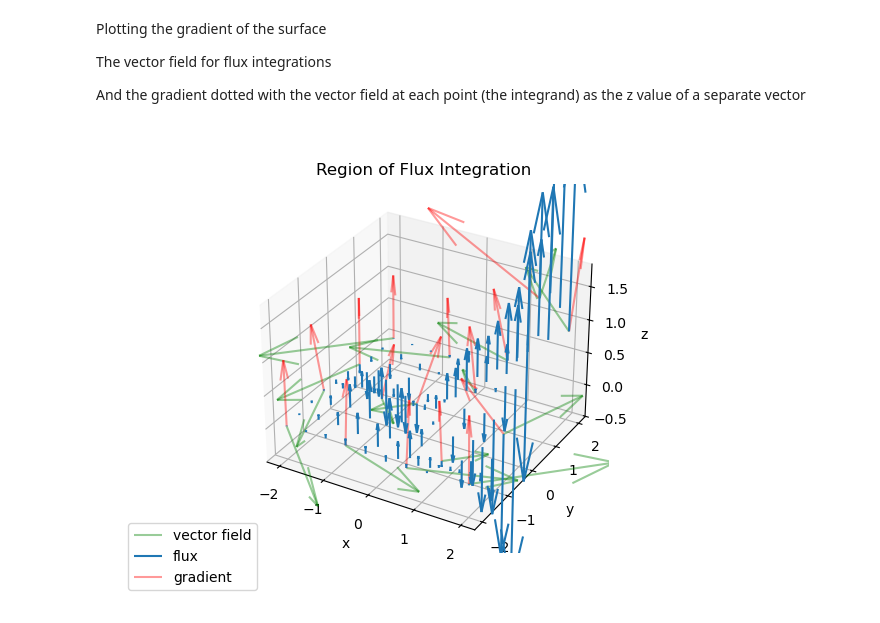
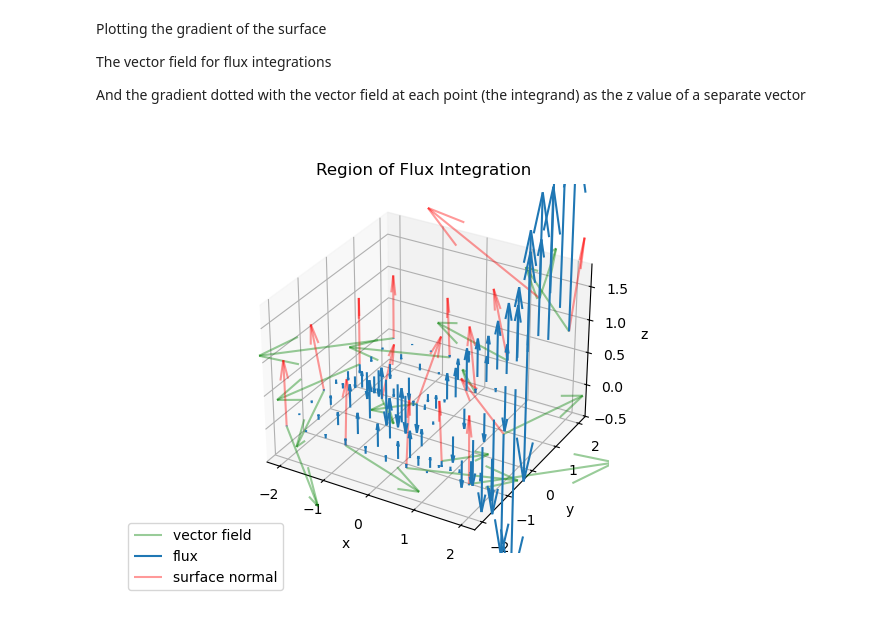
Before and after one commit to e-middleton/calcIII, a Jupyter notebook: surface.ipynb, the cells around one changed output. Drawn from its saved outputs; the diff is of its cells as text; code cells hidden in the pictures.

Commit message:
rename for accuracy gradient -> surface normal

```diff
--- a/surface.ipynb
+++ b/surface.ipynb
@@ -450,7 +450,7 @@ vecX = sp.lambdify((x,y), vecField[0],"numpy")
 vecY = sp.lambdify((x,y), vecField[1],"numpy")
 vecZ = sp.lambdify((x,y), vecField[2],"numpy")
 
-# gradient field
+# partial derivatives
 fx = diff(f, x)
 fy = diff(f, y)
 # normal vector: n = rx ×ry = ⟨−fx,−fy , 1⟩
@@ -483,33 +483,33 @@ if 1:
         vecX(xvals[::3,::3],yvals[::3,::3]), vecY(xvals[::3,::3],yvals[::3,::3]), vecZ(xvals[::3,::3],yvals[::3,::3]),
         #xvals/(xvals**2 + yvals**2+zvals**2)**(1/2), yvals/(xvals**2 + yvals**2+zvals**2)**(1/2), zvals/(xvals**2 + yvals**2+zvals**2)**(1/2), # vector component values
         color='g',
         label="vector field",
         alpha=0.4,
     );
 
 #integrand
 ax.quiver(
     xvals, yvals, zvals, # location for vectors
     0, 0, (compx*vecX(xvals,yvals) + compy*vecY(xvals,yvals) + compz*(vecZ(xvals,yvals))),
     #xvals/(xvals**2 + yvals**2+zvals**2)**(1/2), yvals/(xvals**2 + yvals**2+zvals**2)**(1/2), zvals/(xvals**2 + yvals**2+zvals**2)**(1/2), # vector component values
     cmap="viridis",
     label="flux",
 );
 
-# gradient
+# surface normals
 # ::3,::3 means take every third element from rows and columns so only plot a third of values (too dense is difficult to see)
 # if you change those to 1, it'll show every element,
 # but it needs to be changed in all parts of the plotting, otherwise the arrays are of different shapes
 if 1:
     ax.quiver(
         xvals[::3,::3], yvals[::3,::3], zvals[::3,::3],
         compx[::3,::3], compy[::3,::3], compz[::3,::3],
         color='r',
-        label="gradient",
+        label="surface normal",
         alpha=0.4,
     );
 
 plt.legend(bbox_to_anchor=(-0.3,-0.1), loc='lower left', borderaxespad=0.);
 plt.show()
 # %% [output]
-[figure, old version]
+[figure, new version]
```
